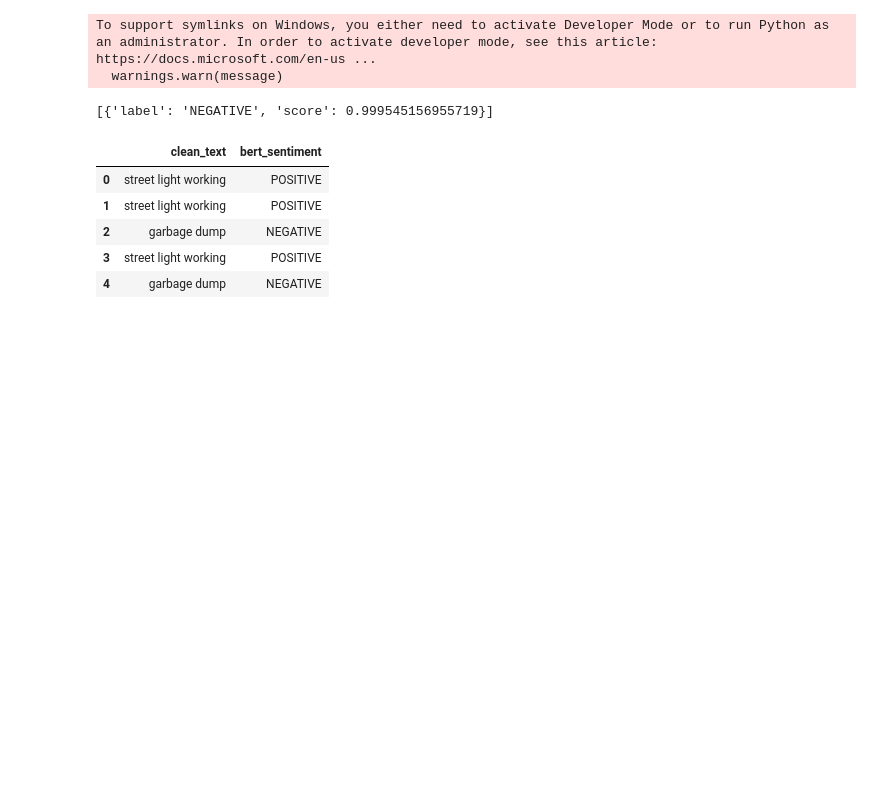
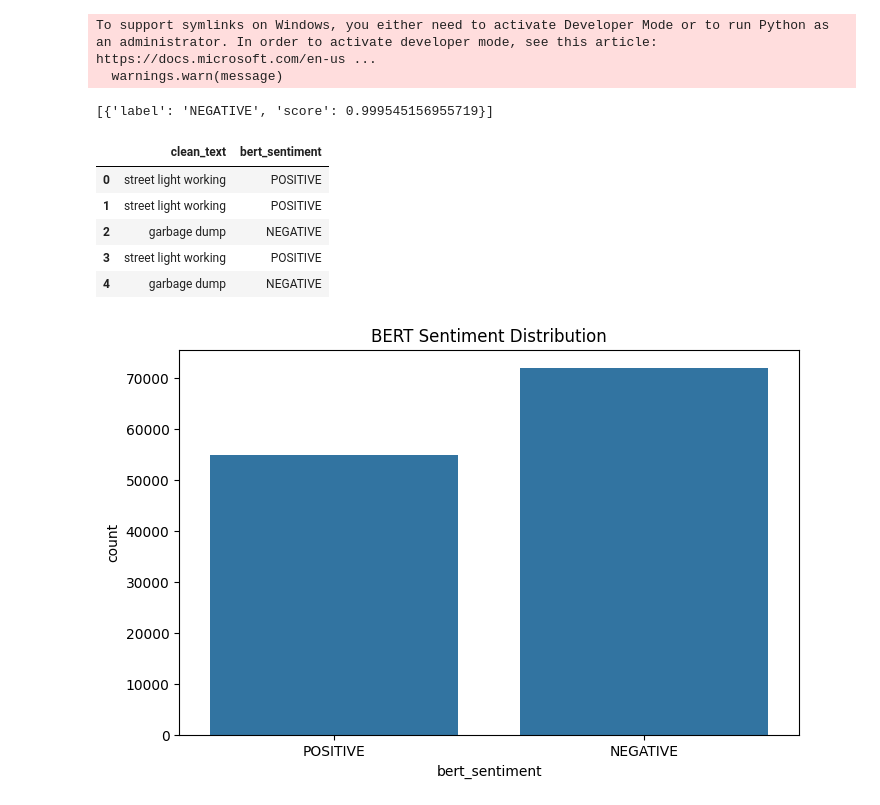
Before and after one commit to liyajasminn/AI-Citizen-Grievance-System, a Jupyter notebook: notebooks/week3.ipynb, the cells around one changed output. Drawn from its saved outputs; the diff is of its cells as text; code cells hidden in the pictures; blank space fills up the shorter version.

Commit message:
Generated sentiment analysis visualizations for grievance data

```diff
--- a/notebooks/week3.ipynb
+++ b/notebooks/week3.ipynb
@@ -260,3 +260,13 @@ df[['clean_text', 'bert_sentiment']].head()
 | 2 | garbage dump | NEGATIVE |
 | 3 | street light working | POSITIVE |
 | 4 | garbage dump | NEGATIVE |
+# %%
+plt.figure(figsize=(8,5))
+
+sns.countplot(x=df['bert_sentiment'])
+
+plt.title("BERT Sentiment Distribution")
+
+plt.show()
+# %% [output]
+[figure, added]
```
Also changed, not shown: parts of 1 cell of this notebook.
